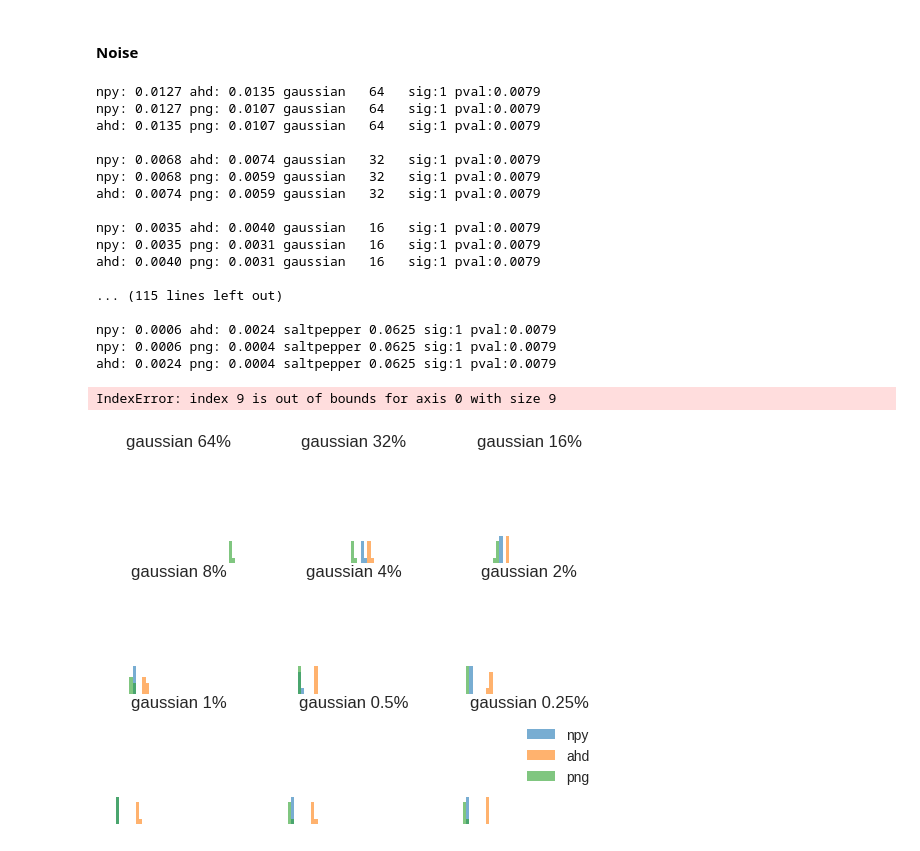
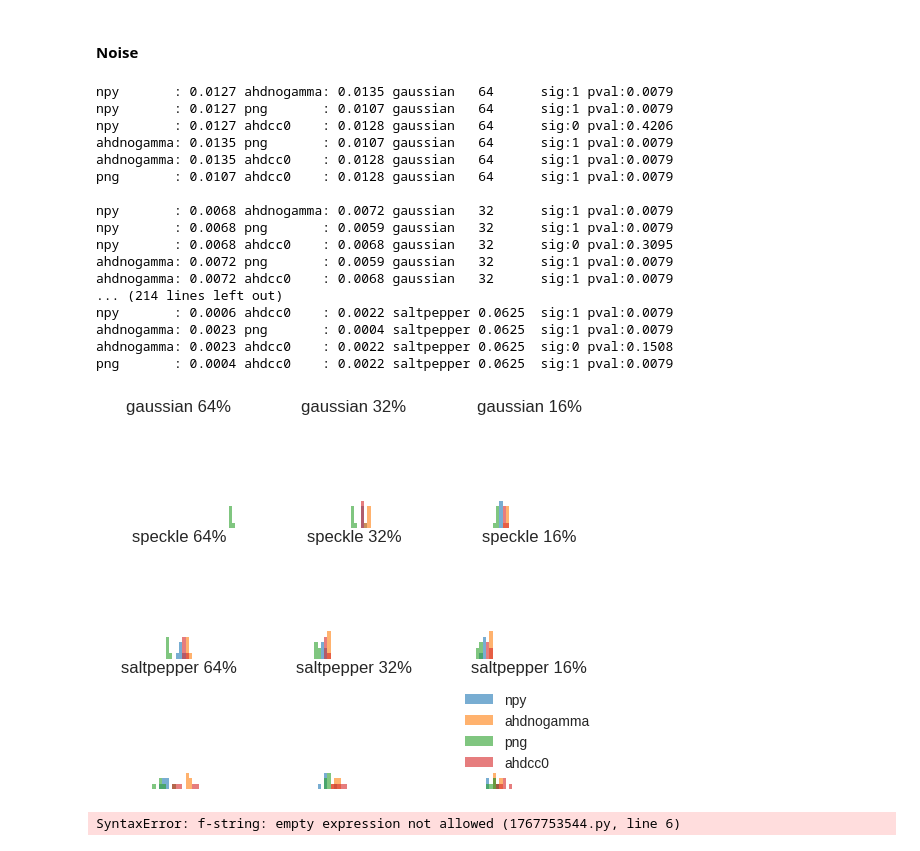
Before and after one commit to GustavMH/cfa-raw, a Jupyter notebook: notebooks/dataset-exploration.ipynb, the cells around one changed output. Saved outputs shown, nothing was run; the diff lists cells and outputs as text; code cells hidden in the pictures.

```diff
--- a/notebooks/dataset-exploration.ipynb
+++ b/notebooks/dataset-exploration.ipynb
@@ -371,7 +374,7 @@ from pathlib     import Path
 from itertools   import product, combinations
 from scipy.stats import mannwhitneyu, norm
 
-formats     = ["npy", "ahd", "png"]
+formats     = ["npy", "ahdnogamma", "png", "ahdcc0"]
 noises      = ["gaussian", "speckle", "saltpepper"]
 intensities = [
     '64', '32', '16', '8',
@@ -396,41 +399,40 @@ for (noise, intensity) in product(noises, intensities):
         ttest = mannwhitneyu(loss1, loss2)
         pval  = ttest.pvalue
         tstat = abs(ttest.statistic)
-        print(f"{type1:3}: {loss1.mean():.4f} {type2:3}: {loss2.mean():.4f} {noise:10} {intensity:4} sig:{pval < 0.05:1} pval:{pval:.4f}")
+        print(f"{type1:10}: {loss1.mean():.4f} {type2:10}: {loss2.mean():.4f} {noise:10} {intensity:7} sig:{pval < 0.05:1} pval:{pval:.4f}")
 # %% [output]
-npy: 0.0127 ahd: 0.0135 gaussian   64   sig:1 pval:0.0079
-npy: 0.0127 png: 0.0107 gaussian   64   sig:1 pval:0.0079
-ahd: 0.0135 png: 0.0107 gaussian   64   sig:1 pval:0.0079
+npy       : 0.0127 ahdnogamma: 0.0135 gaussian   64      sig:1 pval:0.0079
+npy       : 0.0127 png       : 0.0107 gaussian   64      sig:1 pval:0.0079
+npy       : 0.0127 ahdcc0    : 0.0128 gaussian   64      sig:0 pval:0.4206
+ahdnogamma: 0.0135 png       : 0.0107 gaussian   64      sig:1 pval:0.0079
+ahdnogamma: 0.0135 ahdcc0    : 0.0128 gaussian   64      sig:1 pval:0.0079
+png       : 0.0107 ahdcc0    : 0.0128 gaussian   64      sig:1 pval:0.0079
 
-npy: 0.0068 ahd: 0.0074 gaussian   32   sig:1 pval:0.0079
-npy: 0.0068 png: 0.0059 gaussian   32   sig:1 pval:0.0079
-ahd: 0.0074 png: 0.0059 gaussian   32   sig:1 pval:0.0079
-
-npy: 0.0035 ahd: 0.0040 gaussian   16   sig:1 pval:0.0079
-npy: 0.0035 png: 0.0031 gaussian   16   sig:1 pval:0.0079
-ahd: 0.0040 png: 0.0031 gaussian   16   sig:1 pval:0.0079
-
-... (115 lines left out)
-
-npy: 0.0006 ahd: 0.0024 saltpepper 0.0625 sig:1 pval:0.0079
-npy: 0.0006 png: 0.0004 saltpepper 0.0625 sig:1 pval:0.0079
-ahd: 0.0024 png: 0.0004 saltpepper 0.0625 sig:1 pval:0.0079
+npy       : 0.0068 ahdnogamma: 0.0072 gaussian   32      sig:1 pval:0.0079
+npy       : 0.0068 png       : 0.0059 gaussian   32      sig:1 pval:0.0079
+npy       : 0.0068 ahdcc0    : 0.0068 gaussian   32      sig:0 pval:0.3095
+ahdnogamma: 0.0072 png       : 0.0059 gaussian   32      sig:1 pval:0.0079
+ahdnogamma: 0.0072 ahdcc0    : 0.0068 gaussian   32      sig:1 pval:0.0079
+... (214 lines left out)
+npy       : 0.0006 ahdcc0    : 0.0022 saltpepper 0.0625  sig:1 pval:0.0079
+ahdnogamma: 0.0023 png       : 0.0004 saltpepper 0.0625  sig:1 pval:0.0079
+ahdnogamma: 0.0023 ahdcc0    : 0.0022 saltpepper 0.0625  sig:0 pval:0.1508
+png       : 0.0004 ahdcc0    : 0.0022 saltpepper 0.0625  sig:1 pval:0.0079
 # %%
 bins=[i * 0.0003 for i in range(41)]
 fig, ax = plt.subplots(3,3)
 
-for n, (noise, intensity) in enumerate(list(product(noises, intensities))):
+for n, (noise, intensity) in enumerate(list(product(noises, intensities[:3]))):
     for format in formats:
         loss = read_loss_files(loss_path, format, noise, intensity).mean(axis=1)
         ax.flat[n].hist(loss, alpha=.6, bins=bins)
         ax.flat[n].axis("off")
         ax.flat[n].set_ylim((0,20))
         ax.flat[n].set_title(f"{noise} {intensity}%")
     plt.legend(formats)
 plt.show()
 # %% [output]
-IndexError: index 9 is out of bounds for axis 0 with size 9
-[figure, old version]
+[figure, new version]
 # %%
 bins = np.array([i * 0.0006 for i in range(41)])
 fig, ax = plt.subplots(3,3, sharex=True, sharey=True)
@@ -446,6 +448,8 @@ for n, (noise, intensity) in enumerate(list(product(noises, intensities))):
         ax.flat[n].set_title(f"{noise} {intensity}%")
     plt.legend(formats)
 plt.show()
+# %% [output]
+SyntaxError: f-string: empty expression not allowed (1767753544.py, line 6)
 # %%
 from torch.utils.data import RandomSampler, Dataset
 
```
Also changed, not shown: parts of 6 cells of this notebook, 2 other files.
